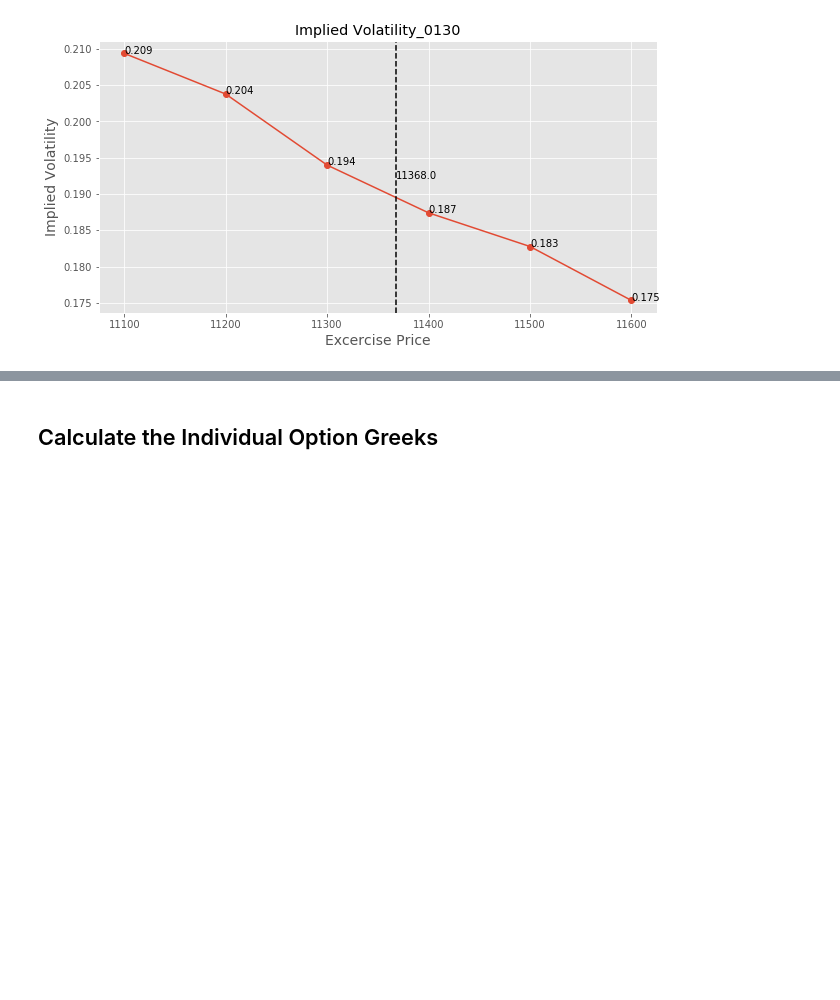
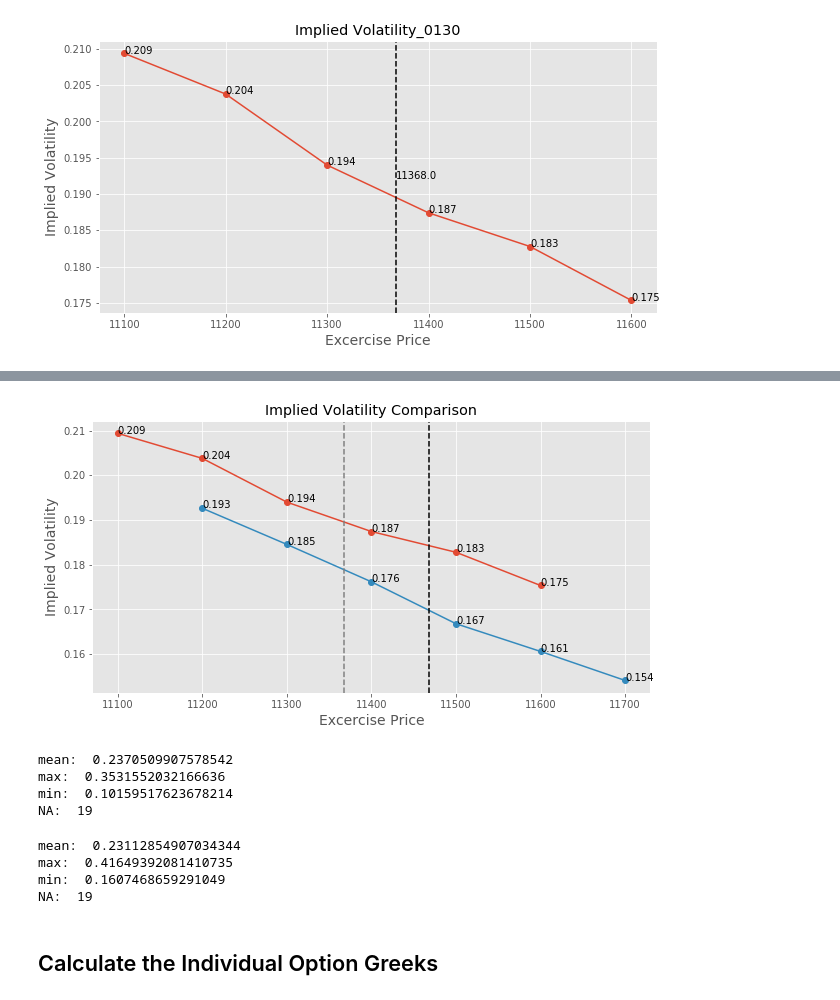
Before and after one commit to A2Zntu/OptionStrategy, a Jupyter notebook: main.ipynb, the cells around one changed output, grey strips where cells are left out. Cells and saved outputs as stored; diff of their text form; code cells hidden in the pictures; blank space fills up the shorter version.

Commit message:
add comparison pic

```diff
--- a/main.ipynb
+++ b/main.ipynb
@@ -52,12 +52,12 @@ df_call = df[df.買賣權 == 'Call'].reset_index(drop=True)
 
 # append the IV
 df_put = Flag_Moneyness(df_put, S = S, code = 'Put')
-list_IV, categoryNAPut = IV_List(df = df_put, Stock = S, d = date_ , flag = 'Put')
-df_put["IV"] = list_IV
+list_IV_put, categoryNAPut = IV_List(df = df_put, Stock = S, d = date_ , flag = 'Put')
+df_put["IV"] = list_IV_put
 
 df_call = Flag_Moneyness(df_call, S = S, code = 'Call')
-list_IV, categoryNACall = IV_List(df = df_call, Stock = S, d = date_ , flag = 'Call')
-df_call["IV"] = list_IV
+list_IV_call, categoryNACall = IV_List(df = df_call, Stock = S, d = date_ , flag = 'Call')
+df_call["IV"] = list_IV_call
 
 # Combine call and put with only OTM
 df_OTM = combine_OTM(df_call, df_put, list_StockPrices)
@@ -66,0 +91,29 @@ plot_IV(df = df_OTM, S = S, date = date_)
+# %%
+K1 = list(df_OTM["履約價"])
+IV1 = list(df_OTM["IV"])
+K2 = list(df_OTM_2["履約價"])
+IV2 = list(df_OTM_2["IV"])
+S1 = todayStockPrice(date = '0130')
+S2 = todayStockPrice(date = '0131')
+plt.style.use('ggplot')
+meanIV1 = mean(IV1)
+meanIV2 = mean(IV2)
+plt.figure(figsize=(10,5))
+plt.plot(K1, IV1, marker='o')
+plt.plot(K2, IV2, marker='o')
+plt.axvline(x = S1, linestyle = 'dashed', color = 'grey')
+
+for a, b in zip(K1, IV1):
+    plt.text(a, b, str(round(b, 3)))
+plt.axvline(x = S2, linestyle = 'dashed', color = 'black')
+
+for a, b in zip(K2, IV2):
+    plt.text(a, b, str(round(b, 3)))
+title_name = "Implied Volatility Comparison"
+plt.title(title_name)
+plt.xlabel('Excercise Price', fontsize=14)
+plt.ylabel('Implied Volatility', fontsize=14)
+plt.savefig(os.path.join(work_dir, 'Graph', title_name))
+plt.show()
+# %% [output]
+[figure, added]
@@ -67,3 +131,17 @@ plot_IV(df = df_OTM, S = S, date = date_)
+# %%
+describe_list(list_IV_put, categoryNAPut)
+# %% [output]
+mean:  0.2370509907578542
+max:  0.3531552032166636
+min:  0.10159517623678214
+NA:  19
+# %%
+describe_list(list_IV_call, categoryNACall)
+# %% [output]
+mean:  0.23112854907034344
+max:  0.41649392081410735
+min:  0.1607468659291049
+NA:  19
 # %% [markdown]
 ## Calculate the Individual Option Greeks
 # %%
```
Also changed, not shown: parts of 2 cells of this notebook, 2 other files.
